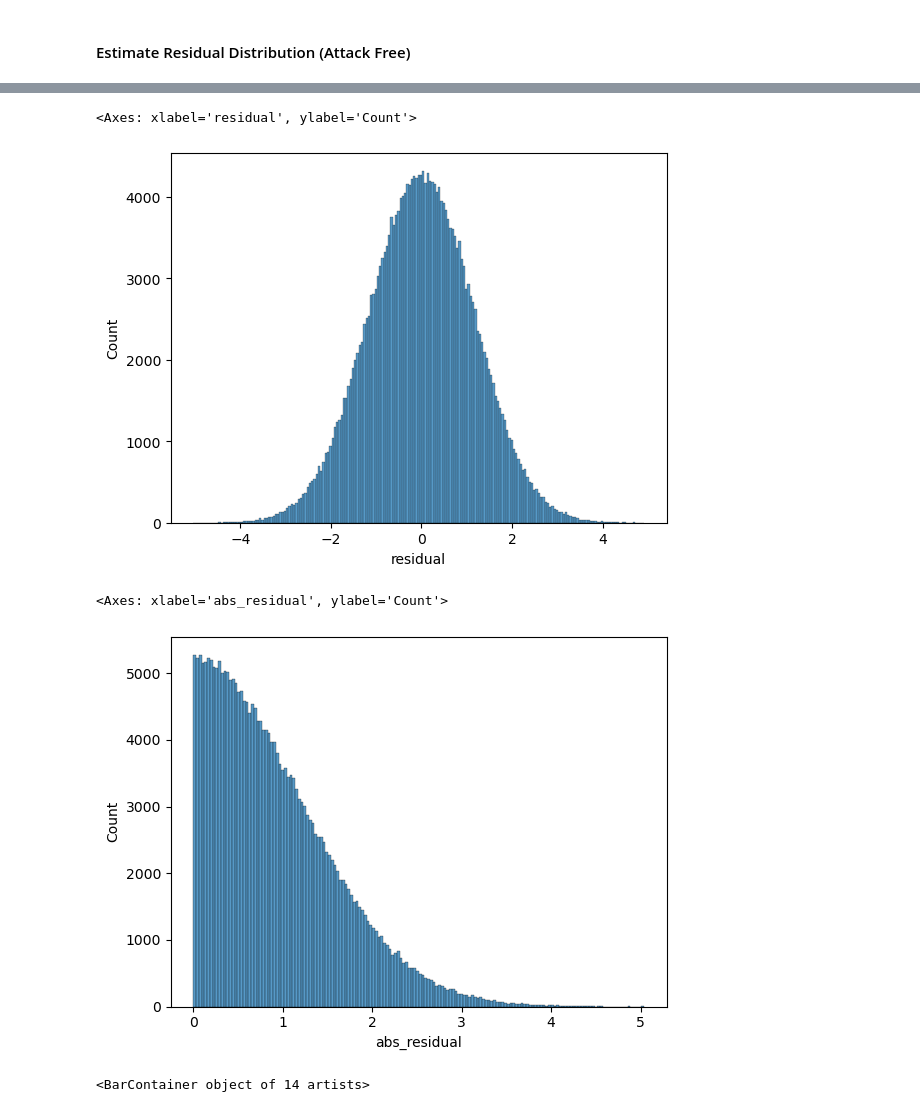
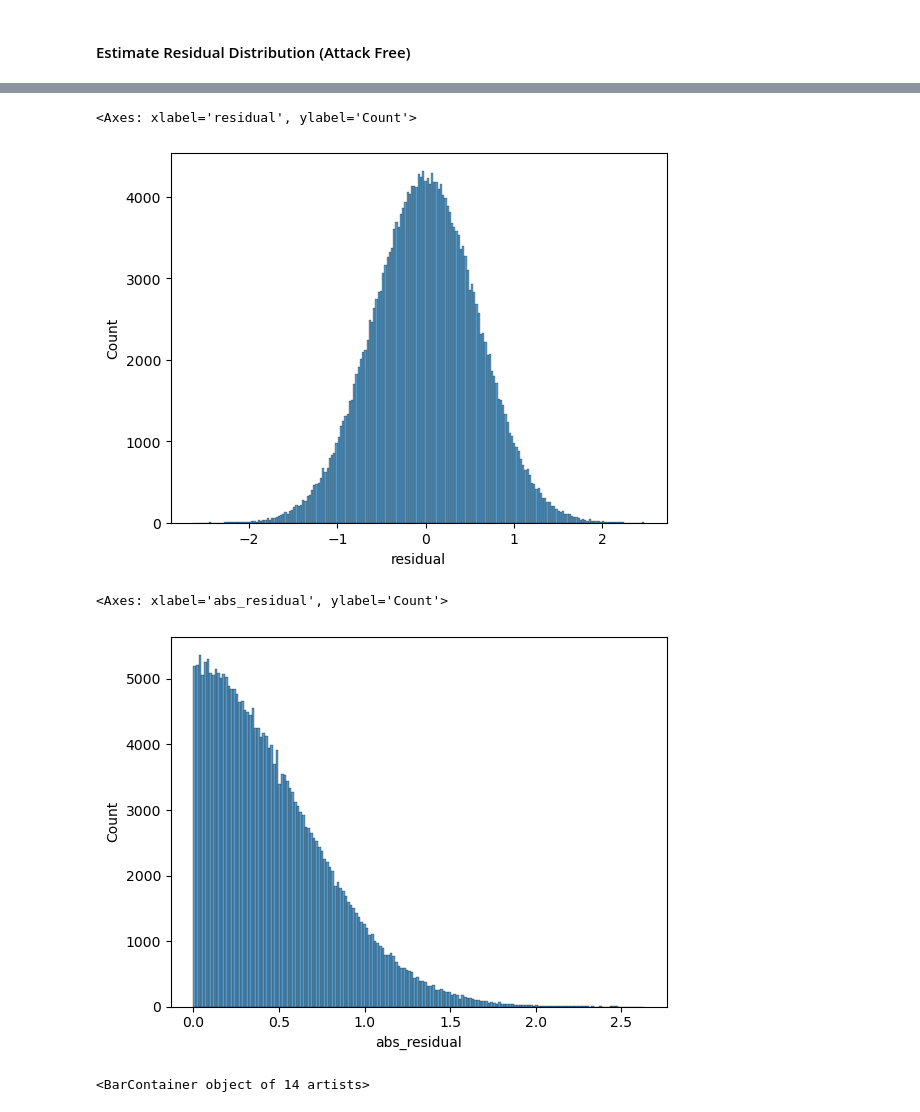
Before and after one commit to axel99andersson/control-systems-lib, a Jupyter notebook: eda.ipynb, the cells around one changed output, grey strips where cells are left out. Drawn from its saved outputs; the diff is of its cells as text; code cells hidden in the pictures.

```diff
--- a/eda.ipynb
+++ b/eda.ipynb
@@ -839,0 +829,4 @@ df['abs_residual'] = df['residual'].map(np.abs)
+# %%
+df = pd.read_csv('data/cusum_analysis.csv')
+df.drop("Unnamed: 0", axis=1, inplace=True)
+df.head()
@@ -841,12 +841,13 @@ df['abs_residual'] = df['residual'].map(np.abs)
 sns.histplot(data=df, x='residual')
 # %% [output]
 <Axes: xlabel='residual', ylabel='Count'>
-[figure, old version]
+[figure, new version]
 # %%
+df['abs_residual'] = df.residual.map(np.abs)
 sns.histplot(data=df, x='abs_residual')
 # %% [output]
 <Axes: xlabel='abs_residual', ylabel='Count'>
-[figure, old version]
+[figure, new version]
 # %%
 # Check for Autocorrelation
 autocorrelations = [df.residual.autocorr(i) for i in range(1, 15)]
```
Also changed, not shown: parts of 90 cells of this notebook, 6 other files.
